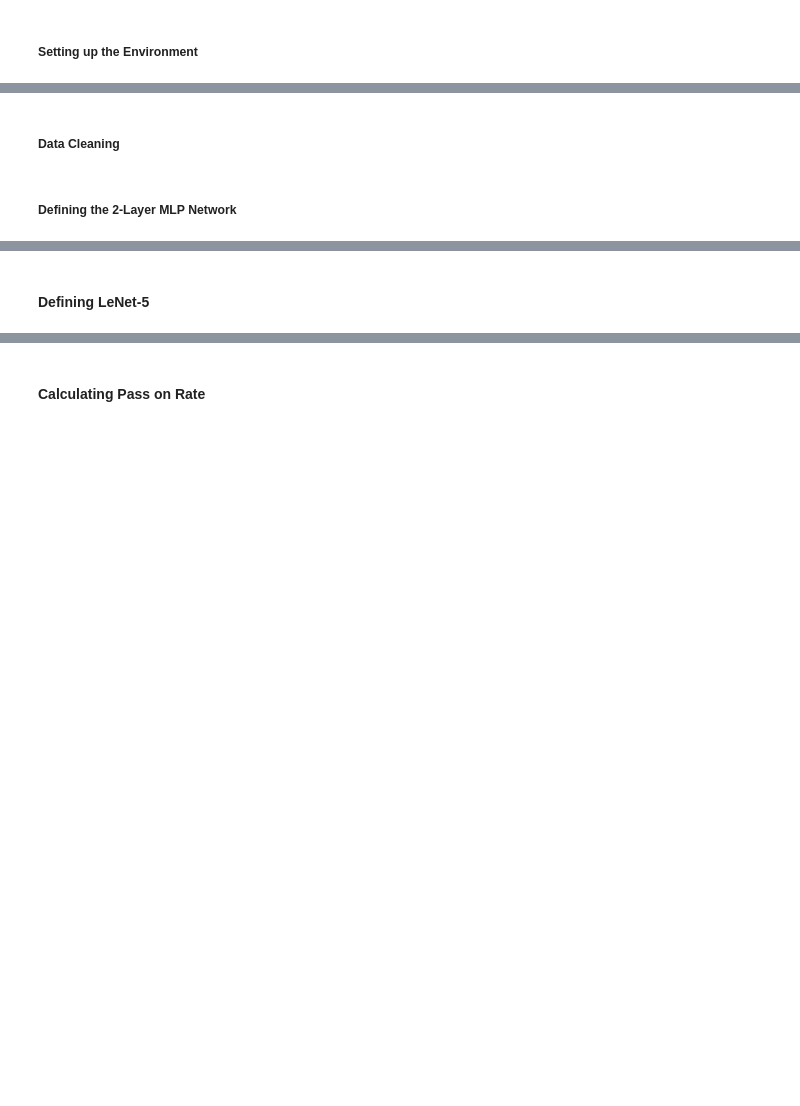
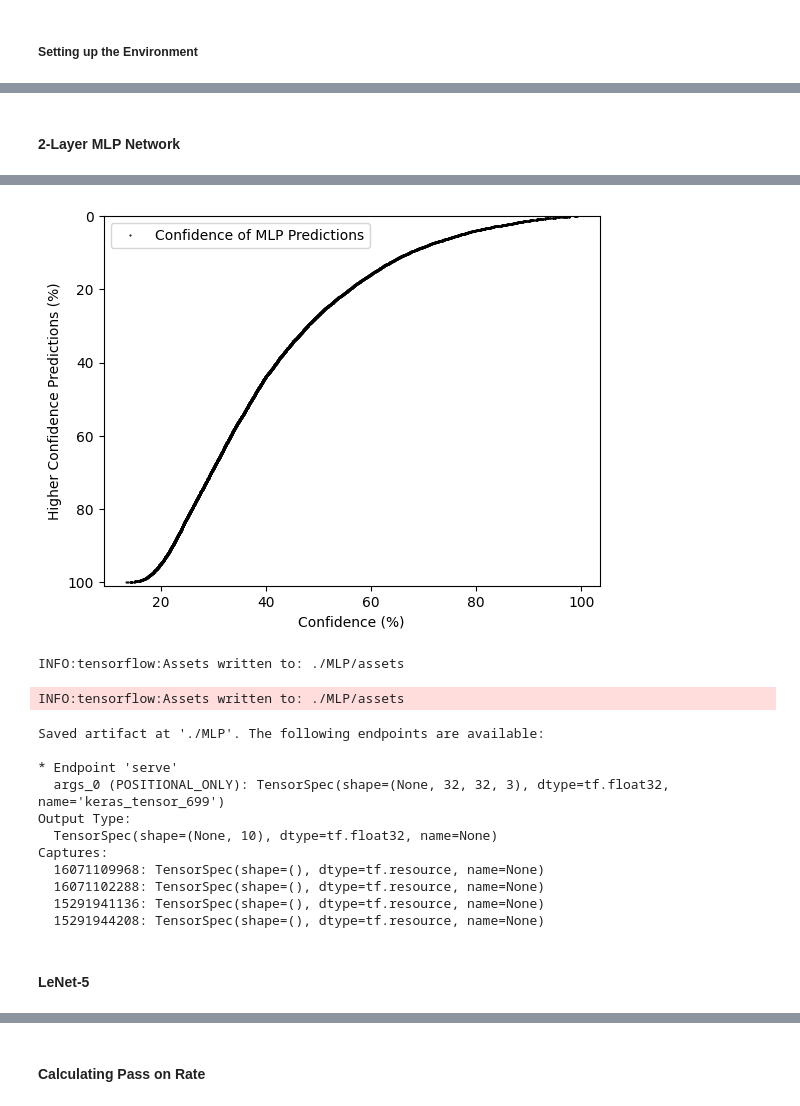
Before and after one commit to kolton-musgrove/honors-thesis, a Jupyter notebook: honors-thesis.ipynb, the cells around one changed output, grey strips where cells are left out. Drawn from its saved outputs; the diff is of its cells as text; code cells hidden in the pictures; blank space fills up the shorter version.

Commit message:
Update data displays while leaving training process untouched.

```diff
--- a/honors-thesis.ipynb
+++ b/honors-thesis.ipynb
@@ -20,4 +3,12 @@ import time
 # %%
+import tensorflow as tf
+import keras
+from matplotlib import pyplot as plt
+from model_profiler import model_profiler
+from tqdm import tqdm
+import numpy as np
+import time
+
 def evaluateModel(model, x_test, y_test, modelName):
 	score = model.evaluate(x_test, y_test, verbose=1)
 
@@ -38,16 +29,14 @@ def evaluateModel(model, x_test, y_test, modelName):
 	plt.show()
 
 	return score[1]
+
+(x_train, y_train), (x_test, y_test) = keras.datasets.cifar10.load_data()
+
+# this reshaping and input shape creation is convenient due to the three AlexNets requiring different inputs
+x_train = x_train.reshape(x_train.shape[0], 32, 32, 3).astype('float32') / 255
+x_test = x_test.reshape(x_test.shape[0], 32, 32, 3).astype('float32') / 255
+input_shape = (32, 32, 3)
+
+units = ['GPU IDs', 'MFLOPs', 'MB', 'Million', 'MB']
-# %% [markdown]
-##### Data Cleaning
-# %%
-(x_train, y_train), (x_test, y_test) = cifar10.load_data()
-
-# this reshaping and input shape creation is convenient due to the three AlexNets requiring different inputs
-x_train = x_train.reshape(x_train.shape[0], 32, 32, 3).astype('float32') / 255
-x_test = x_test.reshape(x_test.shape[0], 32, 32, 3).astype('float32') / 255
-input_shape = (32, 32, 3)
-
-units = ['GPU IDs', 'MFLOPs', 'MB', 'Million', 'MB']
 # %% [markdown]
-##### Defining the 2-Layer MLP Network
+#### 2-Layer MLP Network
@@ -58,0 +43,19 @@ MLP.add(Dense(10, activation='softmax'))
+# %%
+
+MLP = keras.models.Sequential()
+MLP.add(
+    keras.layers.Conv2D(10, kernel_size=(3, 3), strides=(4, 4), input_shape=input_shape)
+)
+MLP.add(keras.layers.Flatten())
+MLP.add(keras.layers.Dense(10, activation="softmax"))
+
+# Model training
+MLP.compile(optimizer='adam', loss='sparse_categorical_crossentropy', metrics=['accuracy'])
+MLP.build(input_shape=(None,) + input_shape)
+MLP.fit(x=x_train, y=y_train, epochs=10)
+
+# Model evaluation
+# print(model_profiler(MLP, 32, use_units=units))
+MLP_accuracy = evaluateModel(MLP, x_test=x_test, y_test=y_test, modelName="MLP")
+MLP.export('./MLP')
+# %% [output]
@@ -59,3 +79,17 @@ MLP.add(Dense(10, activation='softmax'))
+[figure, added]
+INFO:tensorflow:Assets written to: ./MLP/assets
+INFO:tensorflow:Assets written to: ./MLP/assets
+Saved artifact at './MLP'. The following endpoints are available:
+
+* Endpoint 'serve'
+  args_0 (POSITIONAL_ONLY): TensorSpec(shape=(None, 32, 32, 3), dtype=tf.float32, name='keras_tensor_699')
+Output Type:
+  TensorSpec(shape=(None, 10), dtype=tf.float32, name=None)
+Captures:
+  16071109968: TensorSpec(shape=(), dtype=tf.resource, name=None)
+  16071102288: TensorSpec(shape=(), dtype=tf.resource, name=None)
+  15291941136: TensorSpec(shape=(), dtype=tf.resource, name=None)
+  15291944208: TensorSpec(shape=(), dtype=tf.resource, name=None)
 # %% [markdown]
-#### Defining LeNet-5
+#### LeNet-5
 # %%
```
Also changed, not shown: parts of 21 cells of this notebook, 18 other files.
